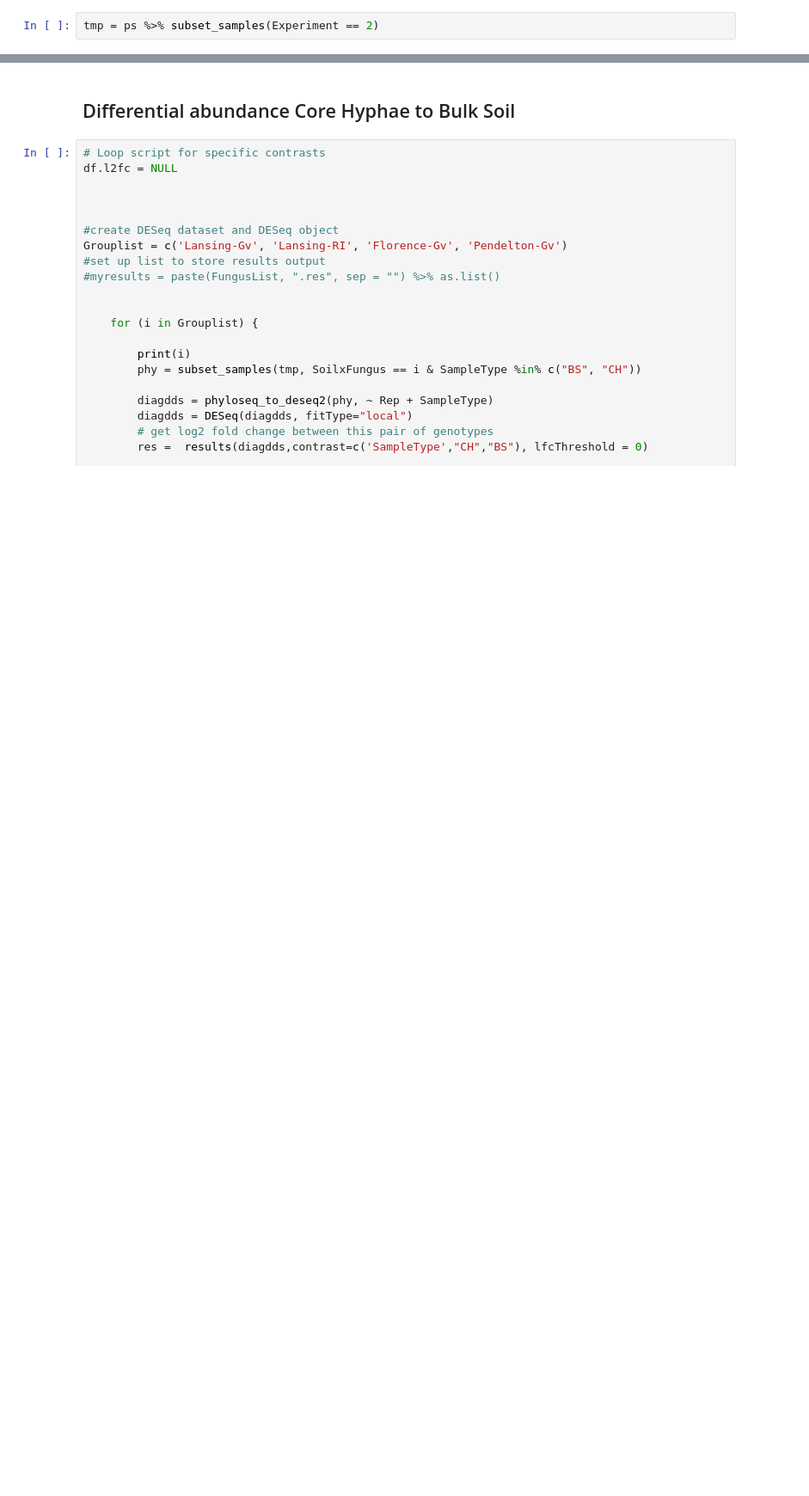
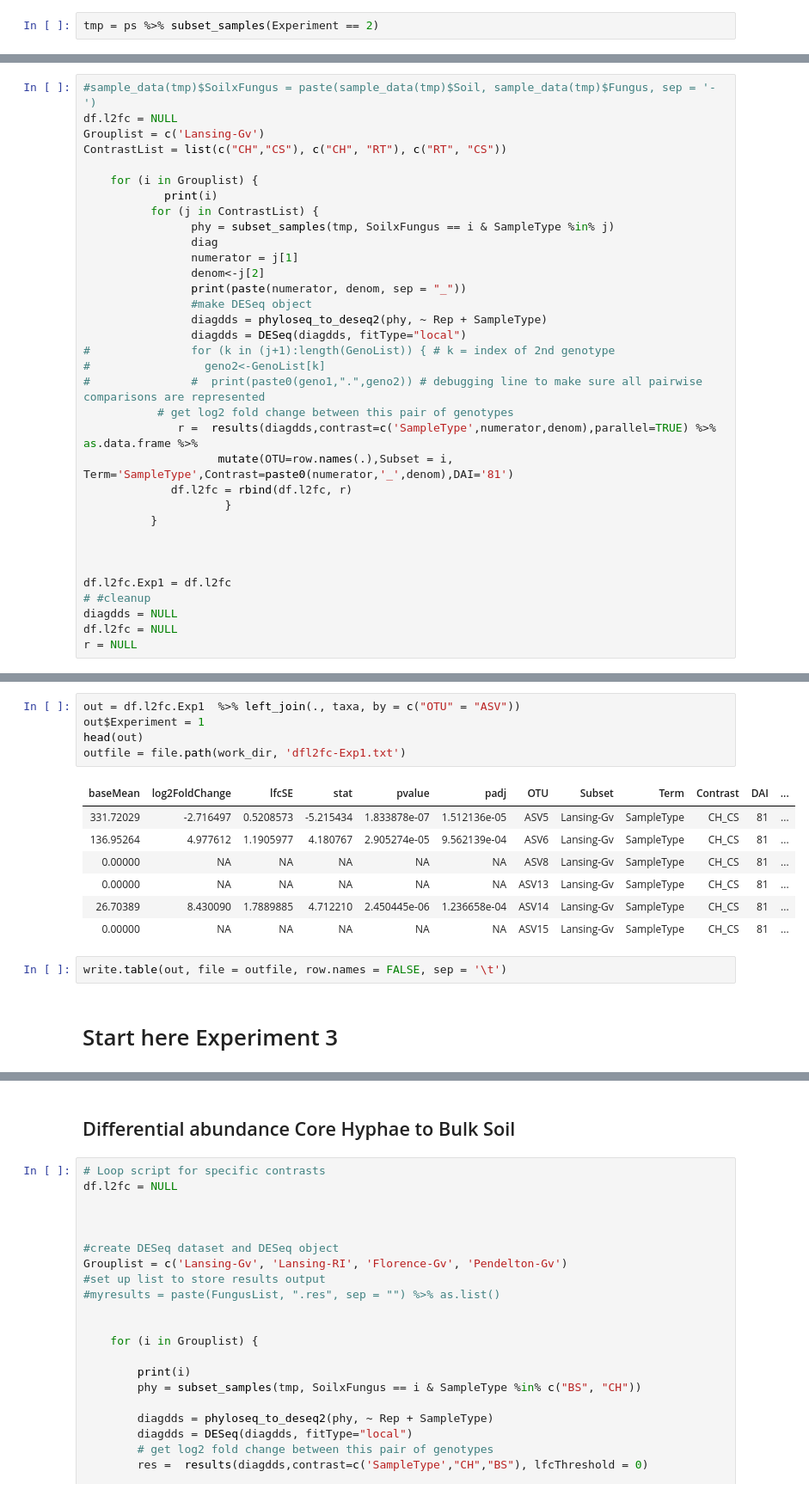
Before and after one commit to bdemmett/Hyphosphere, a Jupyter notebook: notebooks/MiSeqRuns/8-3EXP_DESeq2.ipynb, the cells around one changed output, grey strips where cells are left out. Shown at 86% size. Drawn from its saved outputs; the diff is of its cells as text; blank space fills up the shorter version.

```diff
--- a/notebooks/MiSeqRuns/8-3EXP_DESeq2.ipynb
+++ b/notebooks/MiSeqRuns/8-3EXP_DESeq2.ipynb
@@ -175,0 +278,34 @@ fitting model and testing
+# %%
+#sample_data(tmp)$SoilxFungus = paste(sample_data(tmp)$Soil, sample_data(tmp)$Fungus, sep = '-')
+df.l2fc = NULL
+Grouplist = c('Lansing-Gv')
+ContrastList = list(c("CH","CS"), c("CH", "RT"), c("RT", "CS"))
+
+    for (i in Grouplist) {
+            print(i)
+          for (j in ContrastList) {
+                phy = subset_samples(tmp, SoilxFungus == i & SampleType %in% j)
+                diag
+                numerator = j[1]
+                denom<-j[2]
+                print(paste(numerator, denom, sep = "_"))
+                #make DESeq object
+                diagdds = phyloseq_to_deseq2(phy, ~ Rep + SampleType)
+                diagdds = DESeq(diagdds, fitType="local")
+#               for (k in (j+1):length(GenoList)) { # k = index of 2nd genotype
+#                 geno2<-GenoList[k]
+#               #  print(paste0(geno1,".",geno2)) # debugging line to make sure all pairwise comparisons are represented
+           # get log2 fold change between this pair of genotypes
+              r =  results(diagdds,contrast=c('SampleType',numerator,denom),parallel=TRUE) %>% as.data.frame %>%
+                    mutate(OTU=row.names(.),Subset = i, Term='SampleType',Contrast=paste0(numerator,'_',denom),DAI='81')
+             df.l2fc = rbind(df.l2fc, r)
+                     }
+          }
+
+
+
+df.l2fc.Exp1 = df.l2fc
+# #cleanup
+diagdds = NULL
+df.l2fc = NULL
+r = NULL
@@ -175,0 +341,17 @@ fitting model and testing
+# %%
+out = df.l2fc.Exp1  %>% left_join(., taxa, by = c("OTU" = "ASV"))
+out$Experiment = 1
+head(out)
+outfile = file.path(work_dir, 'dfl2fc-Exp1.txt')
+# %% [output]
+| baseMean | log2FoldChange | lfcSE | stat | pvalue | padj | OTU | Subset | Term | Contrast | DAI | ... |
+| 331.72029 | -2.716497 | 0.5208573 | -5.215434 | 1.833878e-07 | 1.512136e-05 | ASV5 | Lansing-Gv | SampleType | CH_CS | 81 | ... |
+| 136.95264 | 4.977612 | 1.1905977 | 4.180767 | 2.905274e-05 | 9.562139e-04 | ASV6 | Lansing-Gv | SampleType | CH_CS | 81 | ... |
+| 0.00000 | NA | NA | NA | NA | NA | ASV8 | Lansing-Gv | SampleType | CH_CS | 81 | ... |
+| 0.00000 | NA | NA | NA | NA | NA | ASV13 | Lansing-Gv | SampleType | CH_CS | 81 | ... |
+| 26.70389 | 8.430090 | 1.7889885 | 4.712210 | 2.450445e-06 | 1.236658e-04 | ASV14 | Lansing-Gv | SampleType | CH_CS | 81 | ... |
+| 0.00000 | NA | NA | NA | NA | NA | ASV15 | Lansing-Gv | SampleType | CH_CS | 81 | ... |
+# %%
+write.table(out, file = outfile, row.names = FALSE, sep = '\t')
+# %% [markdown]
+# Start here Experiment 3
```
Also changed, not shown: parts of 35 cells of this notebook, 4 other files.
